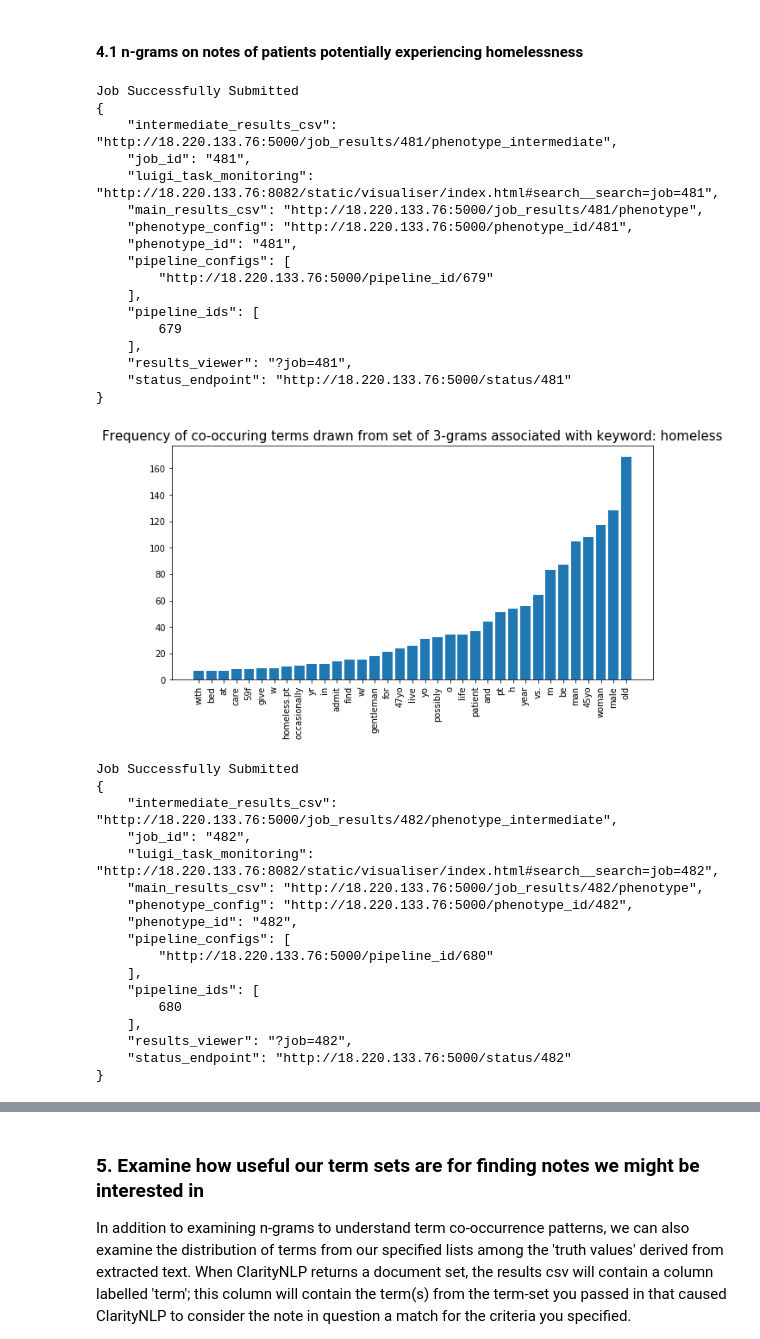
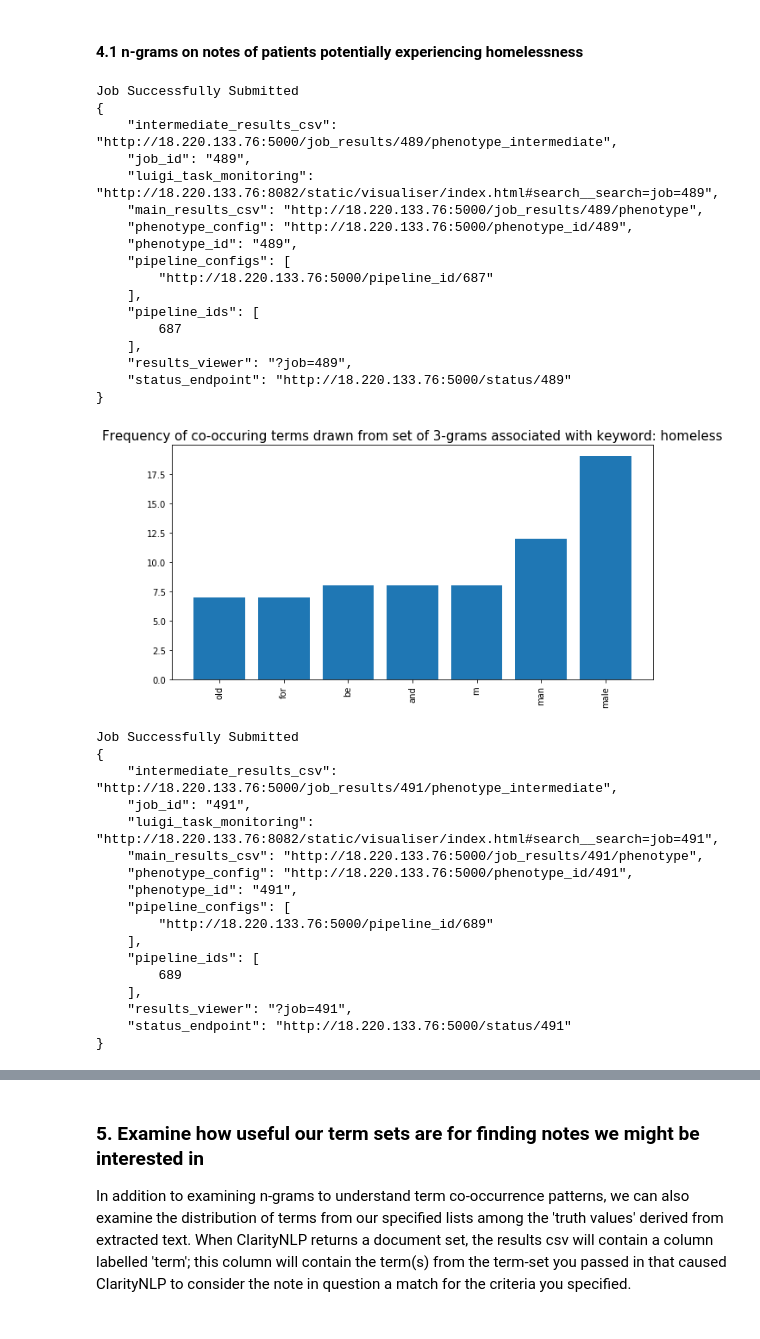
Before and after one commit to ClarityNLP/ClarityNLP, a Jupyter notebook: nlp/notebooks/cooking/Cooking_with_ClarityNLP_092618.ipynb, the cells around one changed output, grey strips where cells are left out. Saved outputs shown, nothing was run; the diff lists cells and outputs as text; code cells hidden in the pictures.

```diff
--- a/nlp/notebooks/cooking/Cooking_with_ClarityNLP_092618.ipynb
+++ b/nlp/notebooks/cooking/Cooking_with_ClarityNLP_092618.ipynb
@@ -396,7 +397,7 @@ homelessness_ngrams_query = '''
 
   cohort ClarityFoundHomelessPatients:Clarity.getJobResults({
     "context":"patient",
-    "job_id": 478
+    "job_id": 486
  });
 
   define homelessnessNgram:
@@ -418,26 +419,26 @@ ngrams_result_homelessness, ngrams_main_csv_homeless, ngrams_intermediate_csv_ho
 # %% [output]
 Job Successfully Submitted
 {
-    "intermediate_results_csv": "http://18.220.133.76:5000/job_results/481/phenotype_intermediate",
-    "job_id": "481",
-    "luigi_task_monitoring": "http://18.220.133.76:8082/static/visualiser/index.html#search__search=job=481",
-    "main_results_csv": "http://18.220.133.76:5000/job_results/481/phenotype",
-    "phenotype_config": "http://18.220.133.76:5000/phenotype_id/481",
-    "phenotype_id": "481",
+    "intermediate_results_csv": "http://18.220.133.76:5000/job_results/489/phenotype_intermediate",
+    "job_id": "489",
+    "luigi_task_monitoring": "http://18.220.133.76:8082/static/visualiser/index.html#search__search=job=489",
+    "main_results_csv": "http://18.220.133.76:5000/job_results/489/phenotype",
+    "phenotype_config": "http://18.220.133.76:5000/phenotype_id/489",
+    "phenotype_id": "489",
     "pipeline_configs": [
-        "http://18.220.133.76:5000/pipeline_id/679"
+        "http://18.220.133.76:5000/pipeline_id/687"
     ],
     "pipeline_ids": [
-        679
+        687
     ],
-    "results_viewer": "?job=481",
-    "status_endpoint": "http://18.220.133.76:5000/status/481"
+    "results_viewer": "?job=489",
+    "status_endpoint": "http://18.220.133.76:5000/status/489"
 }
 # %%
-hl_ngrams_df = pd.read_csv(ngrams_result_homelessness['intermediate_results_csv'])
+hl_ngrams_df = pd.read_csv(ngrams_result_homelessness['main_results_csv'])
 view_n_gram_terms(hl_ngrams_df, "homeless", min_apperances=7, n=3)
 # %% [output]
-[figure, old version]
+[figure, new version]
 # %%
 insomnia_ngrams_query = '''
 
@@ -450,7 +451,7 @@ insomnia_ngrams_query = '''
 
   cohort ClarityFoundInsomniaPatients:Clarity.getJobResults({
     "context":"patient",
-    "job_id": 479
+    "job_id": 487
     });
 
   define insomniaNgram:
@@ -472,20 +473,20 @@ ngrams_result_insomnia, ngrams_main_csv_insomnia, ngrams_intermediate_csv_insomn
 # %% [output]
 Job Successfully Submitted
 {
-    "intermediate_results_csv": "http://18.220.133.76:5000/job_results/482/phenotype_intermediate",
-    "job_id": "482",
-    "luigi_task_monitoring": "http://18.220.133.76:8082/static/visualiser/index.html#search__search=job=482",
-    "main_results_csv": "http://18.220.133.76:5000/job_results/482/phenotype",
-    "phenotype_config": "http://18.220.133.76:5000/phenotype_id/482",
-    "phenotype_id": "482",
+    "intermediate_results_csv": "http://18.220.133.76:5000/job_results/491/phenotype_intermediate",
+    "job_id": "491",
+    "luigi_task_monitoring": "http://18.220.133.76:8082/static/visualiser/index.html#search__search=job=491",
+    "main_results_csv": "http://18.220.133.76:5000/job_results/491/phenotype",
+    "phenotype_config": "http://18.220.133.76:5000/phenotype_id/491",
+    "phenotype_id": "491",
     "pipeline_configs": [
-        "http://18.220.133.76:5000/pipeline_id/680"
+        "http://18.220.133.76:5000/pipeline_id/689"
     ],
     "pipeline_ids": [
-        680
+        689
     ],
-    "results_viewer": "?job=482",
-    "status_endpoint": "http://18.220.133.76:5000/status/482"
+    "results_viewer": "?job=491",
+    "status_endpoint": "http://18.220.133.76:5000/status/491"
 }
 # %%
 insomnia_ngrams_df = pd.read_csv(ngrams_result_insomnia['intermediate_results_csv'])
```
Also changed, not shown: parts of 10 cells of this notebook.
